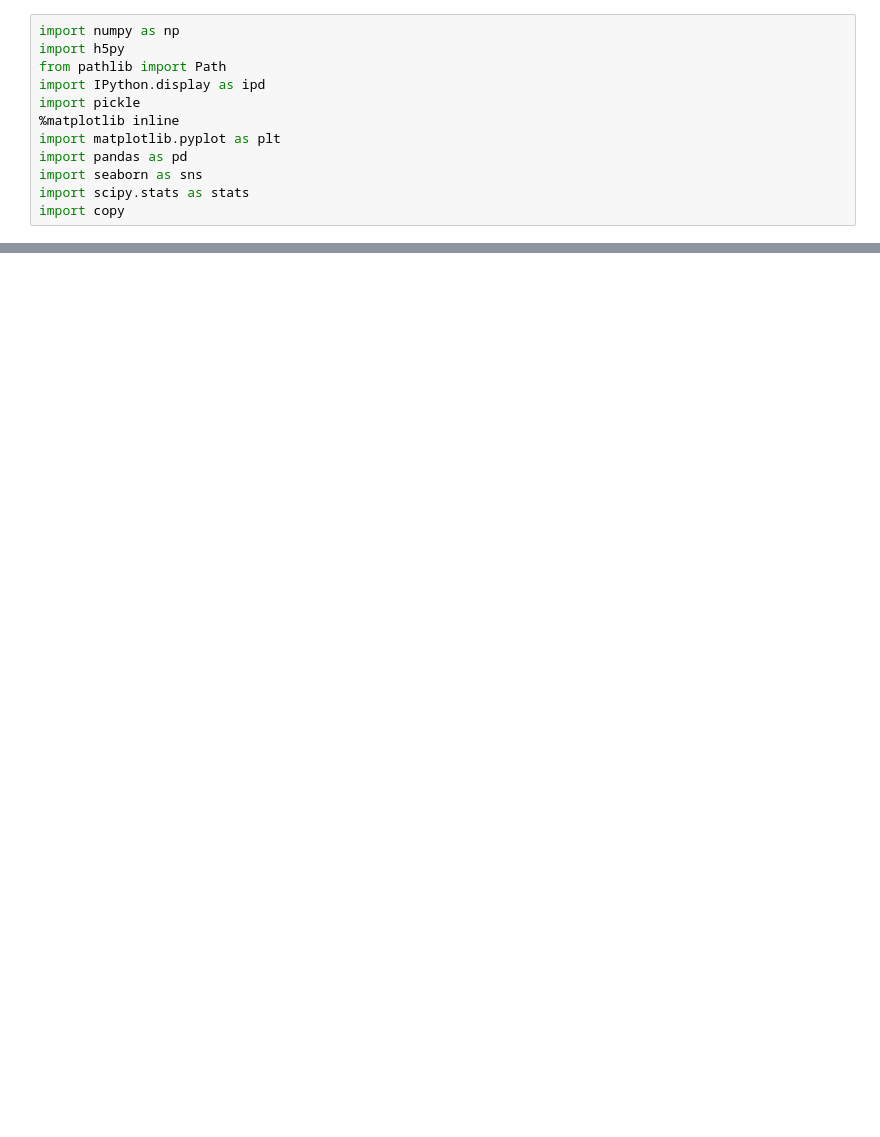
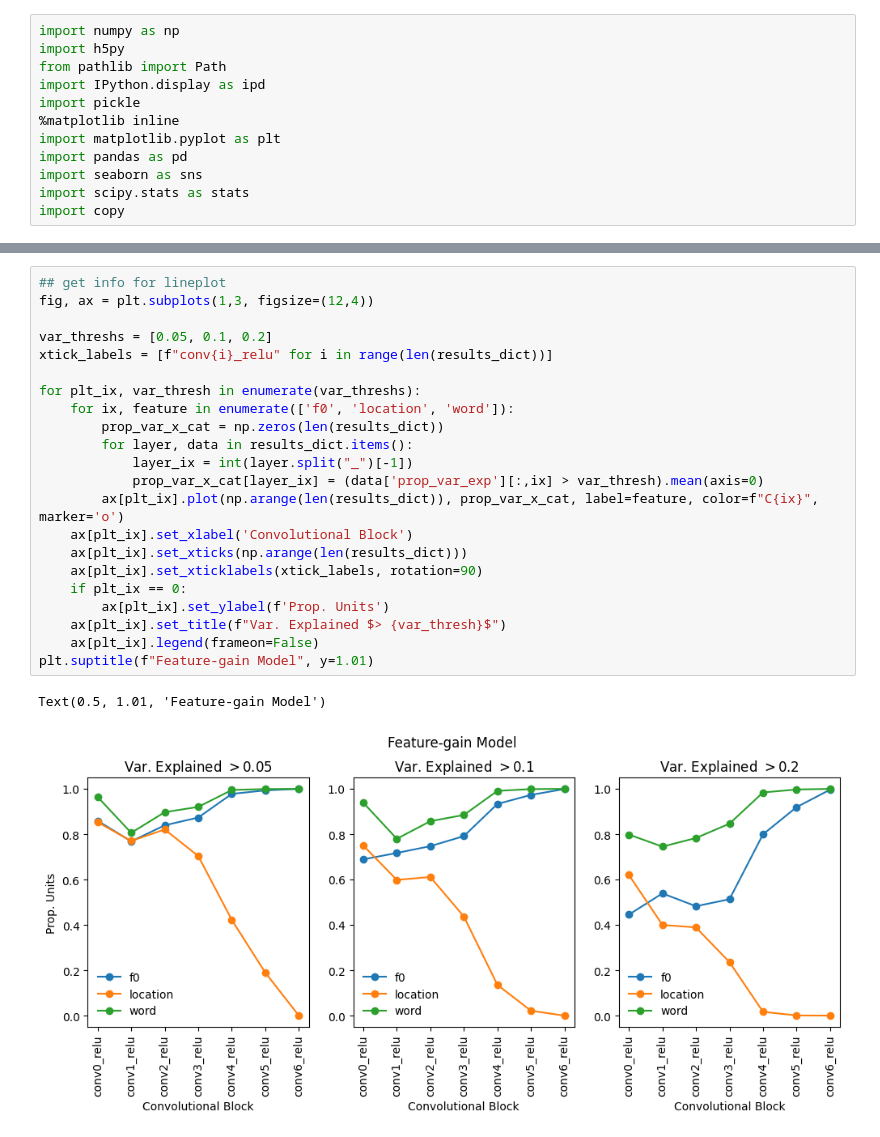
Before and after one commit to mcdermottLab/auditory_attention, a Jupyter notebook: notebooks/Unit_Tuning/check_unit_activation_h5s_cue_free_time_avg_plot_anova_results.ipynb, the cells around one changed output, grey strips where cells are left out. Cells and saved outputs as stored; diff of their text form; blank space fills up the shorter version.

```diff
--- a/notebooks/Unit_Tuning/check_unit_activation_h5s_cue_free_time_avg_plot_anova_results.ipynb
+++ b/notebooks/Unit_Tuning/check_unit_activation_h5s_cue_free_time_avg_plot_anova_results.ipynb
@@ -189,0 +221,25 @@ plt.tight_layout()
+# %%
+## get info for lineplot
+fig, ax = plt.subplots(1,3, figsize=(12,4))
+
+var_threshs = [0.05, 0.1, 0.2]
+xtick_labels = [f"conv{i}_relu" for i in range(len(results_dict))]
+
+for plt_ix, var_thresh in enumerate(var_threshs):
+    for ix, feature in enumerate(['f0', 'location', 'word']):
+        prop_var_x_cat = np.zeros(len(results_dict))
+        for layer, data in results_dict.items():
+            layer_ix = int(layer.split("_")[-1])
+            prop_var_x_cat[layer_ix] = (data['prop_var_exp'][:,ix] > var_thresh).mean(axis=0)
+        ax[plt_ix].plot(np.arange(len(results_dict)), prop_var_x_cat, label=feature, color=f"C{ix}", marker='o')
+    ax[plt_ix].set_xlabel('Convolutional Block')
+    ax[plt_ix].set_xticks(np.arange(len(results_dict)))
+    ax[plt_ix].set_xticklabels(xtick_labels, rotation=90)
+    if plt_ix == 0:
+        ax[plt_ix].set_ylabel(f'Prop. Units')
+    ax[plt_ix].set_title(f"Var. Explained $> {var_thresh}$")
+    ax[plt_ix].legend(frameon=False)
+plt.suptitle(f"Feature-gain Model", y=1.01)
+# %% [output]
+Text(0.5, 1.01, 'Feature-gain Model')
+[figure, added]
```
Also changed, not shown: parts of 8 cells of this notebook, 11 other files.
